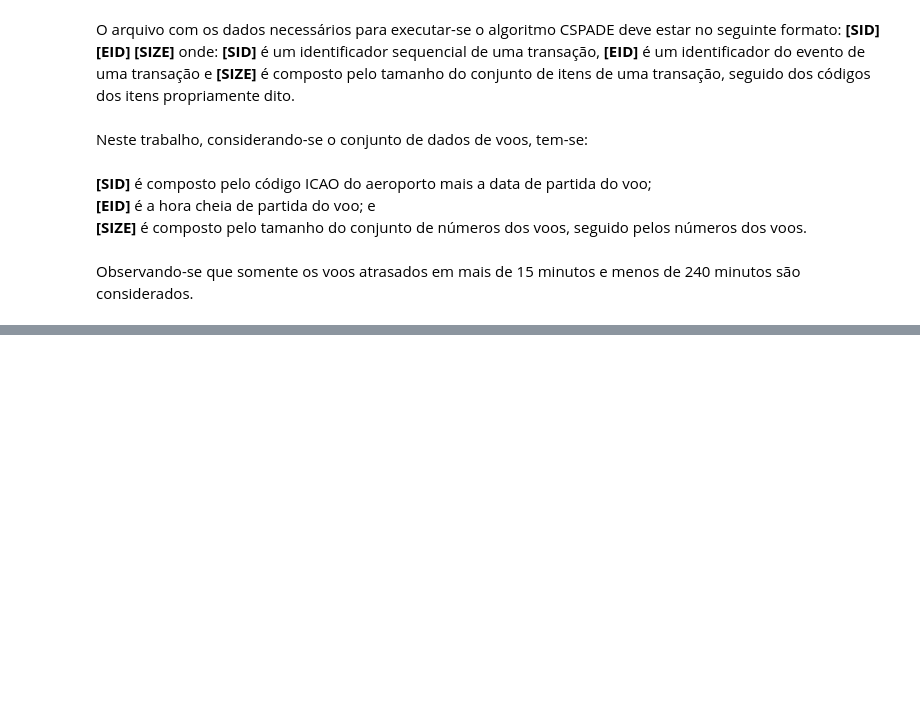
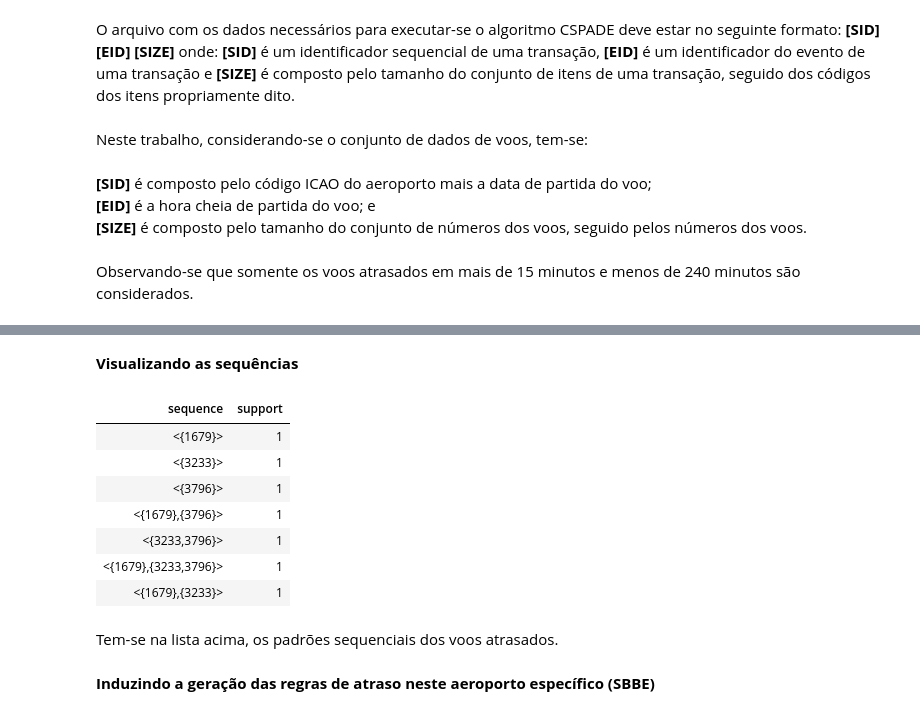
Before and after one commit to jcolares/DM2018, a Jupyter notebook: DataMining.ipynb, the cells around one changed output, grey strips where cells are left out. Saved outputs shown, nothing was run; the diff lists cells and outputs as text; code cells hidden in the pictures; blank space fills up the shorter version.

```diff
--- a/DataMining.ipynb
+++ b/DataMining.ipynb
@@ -577,0 +758,19 @@ vra_wu_2017$arrival <- as.character(vra_wu_2017$arrival)
+# %% [markdown]
+**Visualizando as sequências**
+# %%
+df <- as(s, "data.frame")
+
+df
+# %% [output]
+| sequence | support |
+| <{1679}> | 1 |
+| <{3233}> | 1 |
+| <{3796}> | 1 |
+| <{1679},{3796}> | 1 |
+| <{3233,3796}> | 1 |
+| <{1679},{3233,3796}> | 1 |
+| <{1679},{3233}> | 1 |
+# %% [markdown]
+Tem-se na lista acima, os padrões sequenciais dos voos atrasados.
+# %% [markdown]
+**Induzindo a geração das regras de atraso neste aeroporto específico (SBBE)**
```
Also changed, not shown: parts of 43 cells of this notebook.
